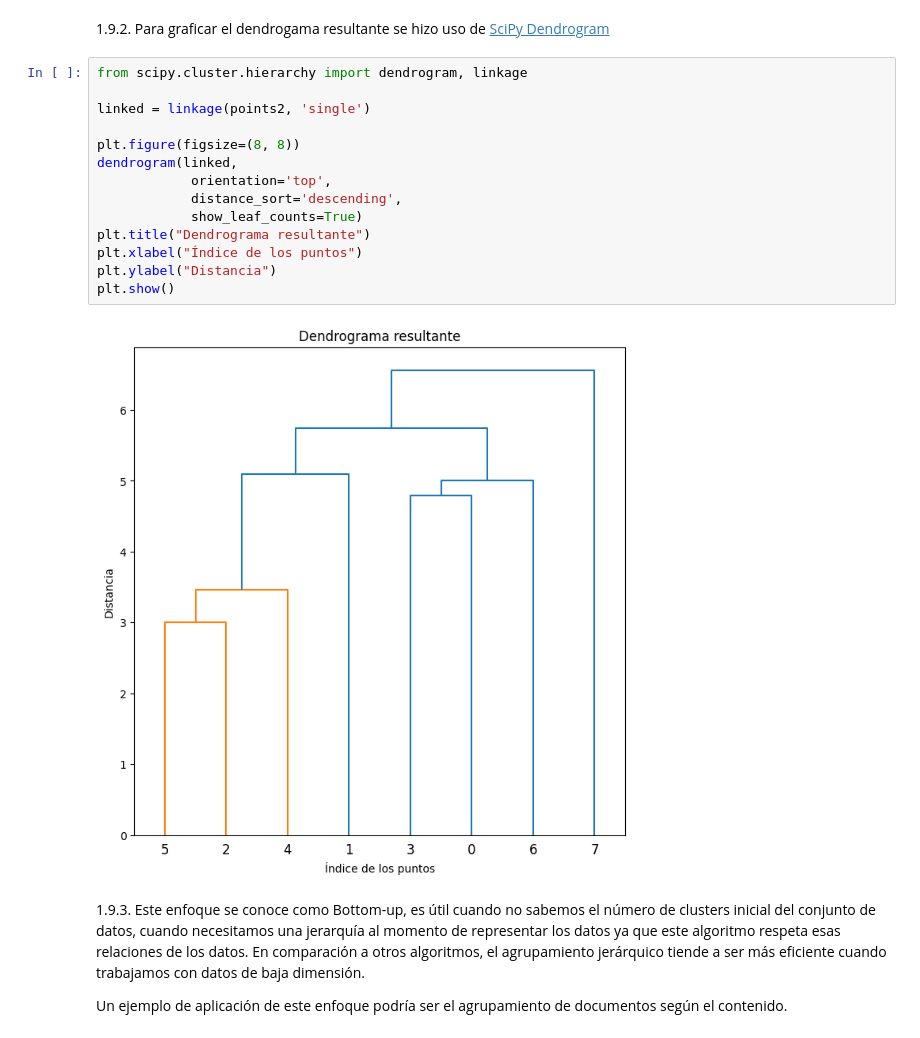
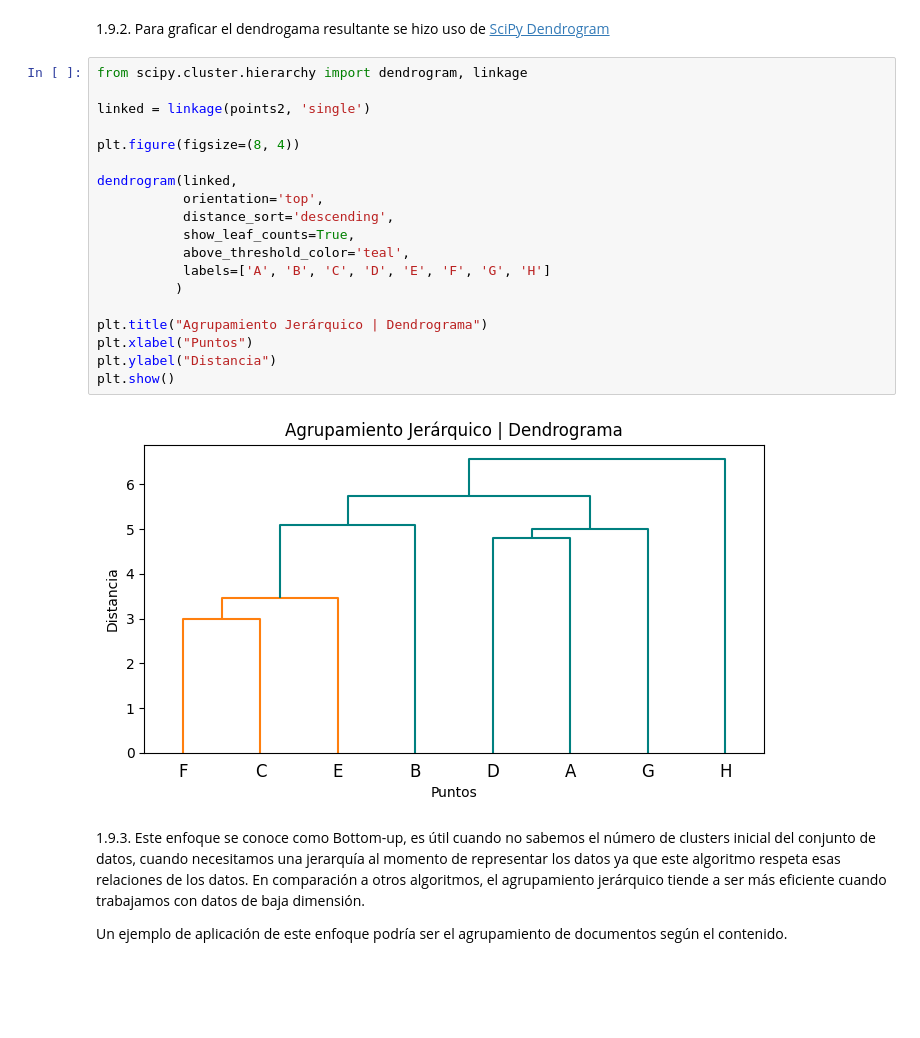
Before and after one commit to Morax19/ML_UCV, a Jupyter notebook: Parcial2/Parcial_02_pregrado_2025_DanielHernandez.ipynb, the cells around one changed output. Saved outputs shown, nothing was run; the diff lists cells and outputs as text; blank space fills up the shorter version.

```diff
--- a/Parcial2/Parcial_02_pregrado_2025_DanielHernandez.ipynb
+++ b/Parcial2/Parcial_02_pregrado_2025_DanielHernandez.ipynb
@@ -516,19 +515,24 @@ Puntos en esta iteracion:
 # %%
 from scipy.cluster.hierarchy import dendrogram, linkage
 
 linked = linkage(points2, 'single')
 
-plt.figure(figsize=(8, 8))
+plt.figure(figsize=(8, 4))
+
 dendrogram(linked,
-            orientation='top',
-            distance_sort='descending',
-            show_leaf_counts=True)
-plt.title("Dendrograma resultante")
-plt.xlabel("Índice de los puntos")
+           orientation='top',
+           distance_sort='descending',
+           show_leaf_counts=True,
+           above_threshold_color='teal',
+           labels=['A', 'B', 'C', 'D', 'E', 'F', 'G', 'H']
+          )
+
+plt.title("Agrupamiento Jerárquico | Dendrograma")
+plt.xlabel("Puntos")
 plt.ylabel("Distancia")
 plt.show()
 # %% [output]
-[figure, old version]
+[figure, new version]
 # %% [markdown]
 1.9.3. Este enfoque se conoce como Bottom-up, es útil cuando no sabemos el número de clusters inicial del conjunto de datos, cuando necesitamos una jerarquía al momento de representar los datos ya que este algoritmo respeta esas relaciones de los datos. En comparación a otros algoritmos, el agrupamiento jerárquico tiende a ser más eficiente cuando trabajamos con datos de baja dimensión.
 
```
Also changed, not shown: parts of 34 cells of this notebook.
